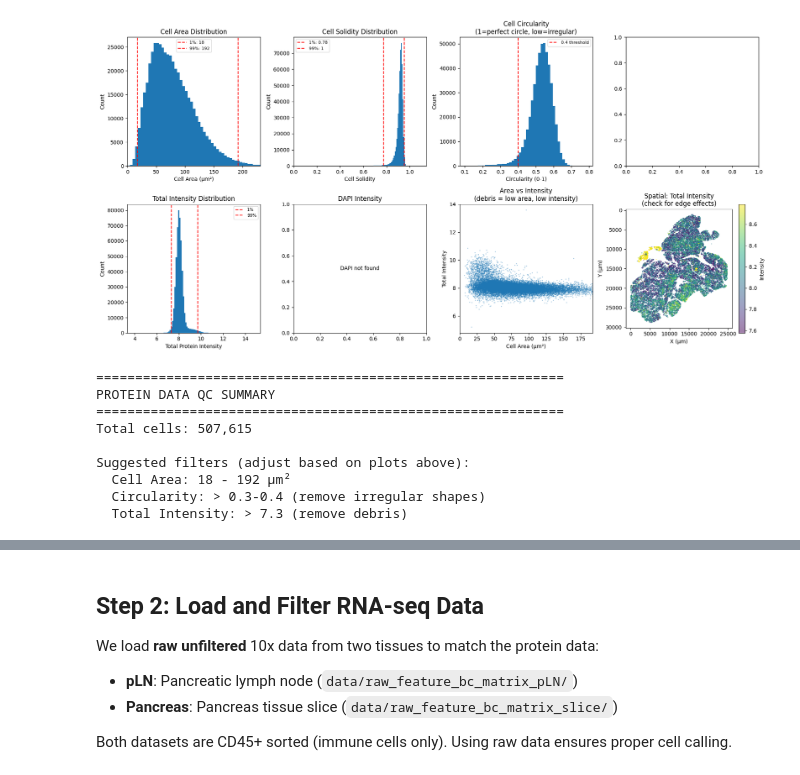
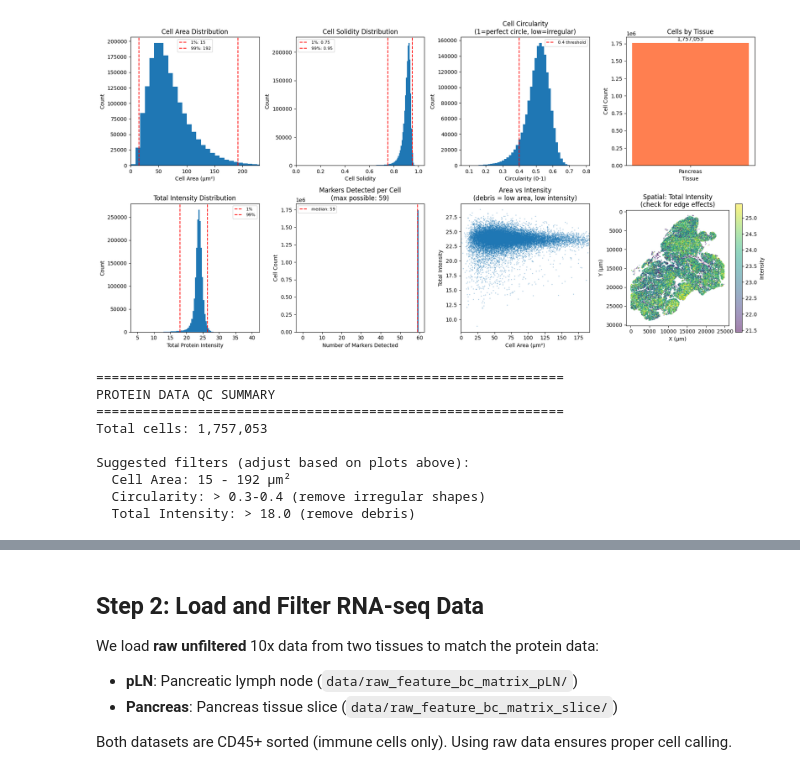
Before and after one commit to smith6jt-cop/maxfuse, a Jupyter notebook: notebooks/1_preprocessing.ipynb, the cells around one changed output, grey strips where cells are left out. Drawn from its saved outputs; the diff is of its cells as text; code cells hidden in the pictures.

```diff
--- a/notebooks/1_preprocessing.ipynb
+++ b/notebooks/1_preprocessing.ipynb
@@ -72,19 +38 @@ protein_adata = protein_adata_raw[:, ['CD107a', 'CD4',  'CD44',
        ]]
-# %%
-# Filter to immune cells only (to match CD45+ scRNAseq data)
-# The scRNAseq data is CD45+ sorted, so we filter protein to immune cells
-# CD45 is not in the protein panel, but scimap Classification identifies immune cells
-
-print(f"Before immune filtering: {protein_adata.n_obs:,} cells")
-print("\nClassification distribution:")
-print(protein_adata.obs['Classification'].value_counts())
-
-# Keep cells classified as immune (T cells marked by TCF-1, CD3e, TOX)
-immune_classes = ['CD3e', 'CD3e+TCF-1+', 'CD3e+TCF-1+TOX+',
-                  'CD3e+TOX+', 'TCF-1', 'TCF-1+TOX', 'TOX']
-protein_adata = protein_adata[
-    protein_adata.obs['Classification'].isin(immune_classes)
-].copy()
-
-print(f"\nAfter immune filtering: {protein_adata.n_obs:,} cells")
-print(f"Removed {1900753 - protein_adata.n_obs:,} non-immune cells")
@@ -128,2 +81,0 @@ Name: count, dtype: int64
-# %%
-protein_adata = protein_adata[(protein_adata.obs['Tissue'] == 'Pancreas') | (protein_adata.obs['Tissue'] == 'pLN')].copy()
@@ -204,5 +280,5 @@ Key morphology stats:
 # %%
-# Visualize protein/CODEX QC metrics for filtering
+# Visualize protein QC metrics for filtering
 fig, axes = plt.subplots(2, 4, figsize=(18, 9))
 
 # Row 1: Morphology distributions
@@ -218,7 +294,7 @@ if 'Cell_Area' in protein_adata.obs:
     axes[0, 0].legend(fontsize=8)
     axes[0, 0].set_xlim(0, area.quantile(0.99)*1.2)
 
-# Nucleus Area
+# Cell Solidity
 if 'Cell_Solidity' in protein_adata.obs:
     cell_sol = protein_adata.obs['Cell_Solidity']
     axes[0, 1].hist(cell_sol, bins=100, edgecolor='none')
@@ -226,9 +302,9 @@ if 'Cell_Solidity' in protein_adata.obs:
     axes[0, 1].set_ylabel('Count')
     axes[0, 1].set_title('Cell Solidity Distribution')
     axes[0, 1].axvline(x=cell_sol.quantile(0.01), color='r', linestyle='--', label=f'1%: {cell_sol.quantile(0.01):.2f}')
-    axes[0, 1].axvline(x=cell_sol.quantile(0.99), color='r', linestyle='--', label=f'99%: {cell_sol.quantile(0.99):.0f}')
+    axes[0, 1].axvline(x=cell_sol.quantile(0.99), color='r', linestyle='--', label=f'99%: {cell_sol.quantile(0.99):.2f}')
     axes[0, 1].legend(fontsize=8)
-    axes[0, 1].set_xlim(0, cell_sol.quantile(0.99)*1.2)
+    axes[0, 1].set_xlim(0, 1.05)
 
 # Circularity
 if 'Cell_Circularity' in protein_adata.obs:
@@ -240,11 +316,19 @@ if 'Cell_Circularity' in protein_adata.obs:
     axes[0, 2].axvline(x=0.4, color='r', linestyle='--', label='0.4 threshold')
     axes[0, 2].legend(fontsize=8)
 
-
+# Tissue distribution (was empty)
+tissue_counts = protein_adata.obs['Tissue'].value_counts()
+colors = ['coral' if t == 'Pancreas' else 'steelblue' for t in tissue_counts.index]
+axes[0, 3].bar(tissue_counts.index, tissue_counts.values, color=colors)
+axes[0, 3].set_xlabel('Tissue')
+axes[0, 3].set_ylabel('Cell Count')
+axes[0, 3].set_title('Cells by Tissue')
+for i, (tissue, count) in enumerate(tissue_counts.items()):
+    axes[0, 3].text(i, count + tissue_counts.max()*0.02, f'{count:,}', ha='center', fontsize=10)
 
 # Row 2: Intensity and spatial
 # Total intensity (sum of all markers)
-total_intensity = protein_adata.X.sum(axis=1)
+total_intensity = np.asarray(protein_adata.X.sum(axis=1)).flatten()
 axes[1, 0].hist(total_intensity, bins=100, edgecolor='none')
 axes[1, 0].set_xlabel('Total Protein Intensity')
 axes[1, 0].set_ylabel('Count')
@@ -253,19 +337,18 @@ axes[1, 0].axvline(x=np.percentile(total_intensity, 1), color='r', linestyle='--
 axes[1, 0].axvline(x=np.percentile(total_intensity, 99), color='r', linestyle='--', label=f'99%')
 axes[1, 0].legend(fontsize=8)
 
-# DAPI intensity (nuclear stain - quality indicator)
-if 'DAPI' in protein_adata.var_names:
-    dapi_idx = protein_adata.var_names.get_loc('DAPI')
-    dapi = protein_adata.X[:, dapi_idx]
-    axes[1, 1].hist(dapi, bins=100, edgecolor='none')
-    axes[1, 1].set_xlabel('DAPI Intensity')
-    axes[1, 1].set_ylabel('Count')
-    axes[1, 1].set_title('DAPI (Nuclear Stain)\nLow = poor nuclear signal')
-    axes[1, 1].axvline(x=np.percentile(dapi, 5), color='r', linestyle='--', label='5%')
-    axes[1, 1].legend(fontsize=8)
-else:
-    axes[1, 1].text(0.5, 0.5, 'DAPI not found', ha='center', va='center', transform=axes[1, 1].transAxes)
-    axes[1, 1].set_title('DAPI Intensity')
+# Markers detected per cell (count of non-zero markers)
+markers_detected = (protein_adata.X > 0).sum(axis=1)
+if hasattr(markers_detected, 'A1'):
+    markers_detected = markers_detected.A1  # Convert sparse matrix result
+markers_detected = np.asarray(markers_detected).flatten()
+axes[1, 1].hist(markers_detected, bins=range(0, protein_adata.n_vars + 2), edgecolor='white', align='left')
+axes[1, 1].set_xlabel('Number of Markers Detected')
+axes[1, 1].set_ylabel('Cell Count')
+axes[1, 1].set_title(f'Markers Detected per Cell\n(max possible: {protein_adata.n_vars})')
+axes[1, 1].axvline(x=np.median(markers_detected), color='r', linestyle='--',
+                   label=f'median: {np.median(markers_detected):.0f}')
+axes[1, 1].legend(fontsize=8)
 
 # Cell area vs total intensity (reveals debris vs cells)
 if 'Cell_Area' in protein_adata.obs:
@@ -277,41 +360,42 @@ if 'Cell_Area' in protein_adata.obs:
     axes[1, 2].set_title('Area vs Intensity\n(debris = low area, low intensity)')
     axes[1, 2].set_xlim(0, protein_adata.obs['Cell_Area'].quantile(0.99))
 
 # Spatial distribution colored by total intensity
 sample_idx = np.random.choice(len(protein_adata), min(30000, len(protein_adata)), replace=False)
-scatter = axes[1, 3].scatter(protein_adata.obs['X_centroid'].values[sample_idx], protein_adata.obs['Y_centroid'].values[sample_idx],
+scatter = axes[1, 3].scatter(protein_adata.obs['X_centroid'].values[sample_idx],
+                              protein_adata.obs['Y_centroid'].values[sample_idx],
                               c=total_intensity[sample_idx], s=0.5, alpha=0.5,
                               cmap='viridis', vmin=np.percentile(total_intensity, 5),
                               vmax=np.percentile(total_intensity, 95))
 axes[1, 3].set_xlabel('X (µm)')
 axes[1, 3].set_ylabel('Y (µm)')
 axes[1, 3].set_title('Spatial: Total Intensity\n(check for edge effects)')
 axes[1, 3].set_aspect('equal')
 axes[1, 3].invert_yaxis()
 plt.colorbar(scatter, ax=axes[1, 3], label='Intensity')
 
 plt.tight_layout()
 plt.show()
 
 # Print summary statistics
 print("\n" + "="*60)
 print("PROTEIN DATA QC SUMMARY")
 print("="*60)
 print(f"Total cells: {len(protein_adata):,}")
 print(f"\nSuggested filters (adjust based on plots above):")
 if 'Cell_Area' in protein_adata.obs:
     print(f"  Cell Area: {protein_adata.obs['Cell_Area'].quantile(0.01):.0f} - {protein_adata.obs['Cell_Area'].quantile(0.99):.0f} µm²")
 if 'Cell_Circularity' in protein_adata.obs:
     print(f"  Circularity: > 0.3-0.4 (remove irregular shapes)")
 print(f"  Total Intensity: > {np.percentile(total_intensity, 1):.1f} (remove debris)")
 # %% [output]
-[figure, old version]
+[figure, new version]
 ============================================================
 PROTEIN DATA QC SUMMARY
 ============================================================
-Total cells: 507,615
+Total cells: 1,757,053
 
 Suggested filters (adjust based on plots above):
-  Cell Area: 18 - 192 µm²
+  Cell Area: 15 - 192 µm²
   Circularity: > 0.3-0.4 (remove irregular shapes)
-  Total Intensity: > 7.3 (remove debris)
+  Total Intensity: > 18.0 (remove debris)
```
Also changed, not shown: parts of 32 cells of this notebook, 12 other files.
